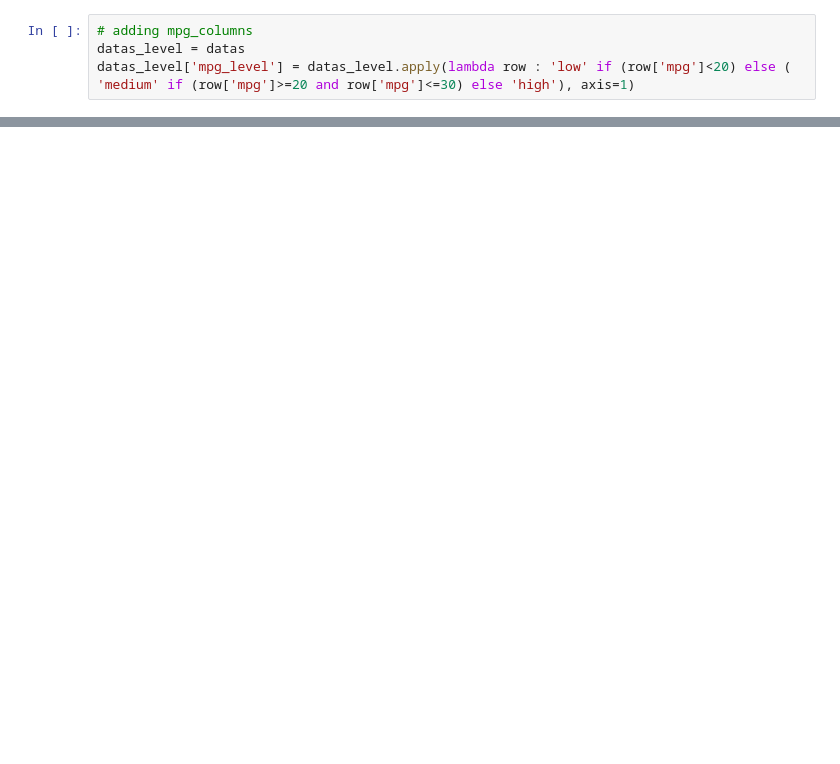
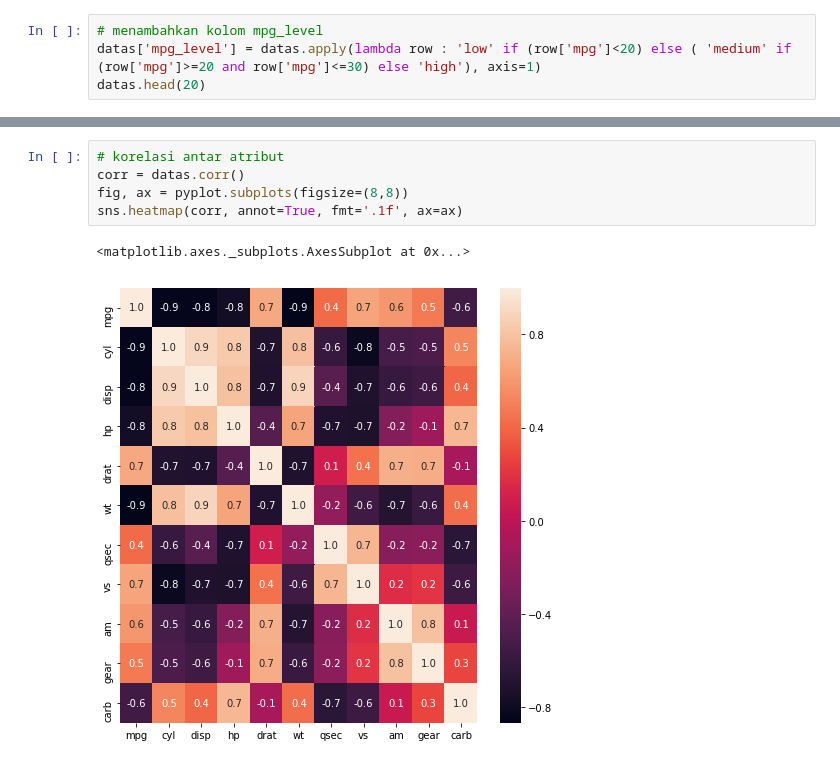
Before and after one commit to faatimahbadriyah/jh-data-analyst, a Jupyter notebook: Mtcars.ipynb, the cells around one changed output, grey strips where cells are left out. Saved outputs shown, nothing was run; the diff lists cells and outputs as text; blank space fills up the shorter version.

```diff
--- a/Mtcars.ipynb
+++ b/Mtcars.ipynb
@@ -14,4 +23,4 @@ datas.head()
 # %%
-# adding mpg_columns
-datas_level = datas
-datas_level['mpg_level'] = datas_level.apply(lambda row : 'low' if (row['mpg']<20) else ( 'medium' if (row['mpg']>=20 and row['mpg']<=30) else 'high'), axis=1)
+# menambahkan kolom mpg_level
+datas['mpg_level'] = datas.apply(lambda row : 'low' if (row['mpg']<20) else ( 'medium' if (row['mpg']>=20 and row['mpg']<=30) else 'high'), axis=1)
+datas.head(20)
@@ -26,0 +80,8 @@ datas_level.head()
+# %%
+# korelasi antar atribut
+corr = datas.corr()
+fig, ax = pyplot.subplots(figsize=(8,8))
+sns.heatmap(corr, annot=True, fmt='.1f', ax=ax)
+# %% [output]
+<matplotlib.axes._subplots.AxesSubplot at 0x...>
+[figure, added]
```
Also changed, not shown: parts of 12 cells of this notebook, 1 other file.
